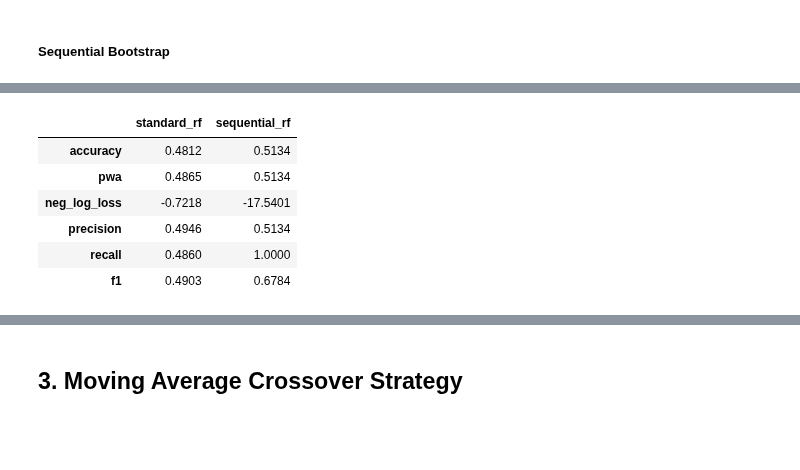
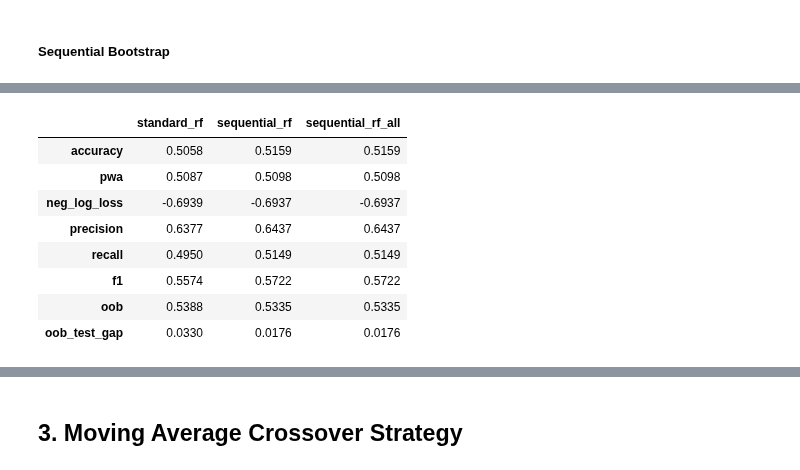
Before and after one commit to pnjoroge54/Machine-Learning-Blueprint, a Jupyter notebook: notebooks/Part_4_and_5-Sample Weights.ipynb, the cells around one changed output, grey strips where cells are left out. Drawn from its saved outputs; the diff is of its cells as text; code cells hidden in the pictures; blank space fills up the shorter version.

```diff
--- a/notebooks/Part_4_and_5-Sample Weights.ipynb
+++ b/notebooks/Part_4_and_5-Sample Weights.ipynb
@@ -185,7 +171,7 @@ side
 #### Feature Engineering
 # %%
 bb_feat = create_bollinger_features(bb_time_bars, bb_period, bb_std)
-bb_feat_time = bb_feat.join(bb_side, how="inner")
+bb_feat_time = bb_feat.copy()
 bb_feat_time.info()
 # not_stationary = is_stationary(bb_feat_time)
 # %% [output]
@@ -310,7 +271,7 @@ decay_factors = [0.0, 0.25, 0.5, 0.75]
 time_decay_weights = {}
 for time_decay in decay_factors:
     decay_w = get_weights_by_time_decay_optimized(
-                triple_barrier_events=cont,
+                triple_barrier_events=cont_train,
                 close_index=close.index,
                 last_weight=time_decay,
                 linear=True,
@@ -318,9 +279,5 @@ for time_decay in decay_factors:
             )
     time_decay_weights[f"decay_{time_decay}"] = decay_w
 
-# for k, v in time_decay_weights.items():
-#     if k.startswith("linear"):
-#         weighting_schemes[k] = v
-
 weighting_schemes.keys()
 # %% [output]
@@ -556,34 +438,30 @@ Reloading 'afml.cross_validation.cross_validation'.
+# %%
+from afml.cache.cv_cache import cv_cacheable
+
+
+@cv_cacheable
+def train_rf(classifier, X, y, sample_weight=None):
+    time0 = time.time()
+    clf = clone(classifier).set_params(oob_score=True).fit(X, y, sample_weight)
+    time1 = pd.Timedelta(seconds=time.time() - time0).round('1s')
+    print(f"{clf.__class__.__name__} trained in {time1}.")
+    return clf
 # %%
 w = weighting_schemes[best_scheme]
-rf = best_clf.set_params(oob_score=True).fit(
-    X_train, y_train, sample_weight=w,
-)
-
-time0 = time.time()
-seq_rf.set_params(oob_score=True, n_estimators=50).fit(
-    X_train, y_train, sample_weight=w,
-)
-seq_rfu = clone(seq_rf).fit(X_train, y_train)
-time1 = pd.Timedelta(seconds=time.time() - time0).round('1s')
-print(f"Sequential Bootstrap done in {time1}")
+rf = clone(clf).set_params(oob_score=True)
+seq_rf1 = clone(seq_rf).set_params(max_samples=1.0)
 
 ensembles = {
-    "standard_rf": {"classifier": rf,
-                    "pred": rf.predict(X_test),
-                    "prob": rf.predict_proba(X_test),
-                    "oob": rf.oob_score_,
-                },
-    "sequential_rf": {"classifier": seq_rf,
-                      "pred": seq_rf.predict(X_test),
-                      "prob": seq_rf.predict_proba(X_test),
-                      "oob": seq_rf.oob_score_,
-                      },
-    "sequential_rf_unweighted": {"classifier": seq_rfu,
-                                 "pred": seq_rfu.predict(X_test),
-                                 "prob": seq_rfu.predict_proba(X_test),
-                                 "oob": seq_rfu.oob_score_,
-                                 },
+    "standard_rf": train_rf(rf, X_train, y_train, w),
+    "sequential_rf": train_rf(seq_rf, X_train, y_train, w),  # max_samples=avg_u
+    "sequential_rf_all": train_rf(seq_rf1, X_train, y_train, w),  # max_samples=1.0
 }
+
+if not best_scheme.startswith("unweighted"):
+    print(f"Training: Sequential Bootstrap (max_samples=avg_u) - Unweighted...")
+    seq_rfu = train_rf(clone(seq_rf), X_train, y_train)  # max_samples=avg_u
+    ensembles["sequential_rf_unweighted"] = seq_rfu
+
 
 scoring_methods = {
             "accuracy": accuracy_score,
@@ -593,20 +471,24 @@ scoring_methods = {
             "recall": recall_score,
             "f1": f1_score,
         }
-
 all_scores_oos = pd.DataFrame()
 
-for clf in ensembles.keys():
+for name, classifier in ensembles.items():
+    prob = classifier.predict_proba(X_test)[:, 1]
+    pred = (prob > 0.5).astype(int)
     for method, scoring in scoring_methods.items():
-        if scoring in (probability_weighted_accuracy, log_loss):
-            y_pred = ensembles[clf]["prob"]
-        else:
-            y_pred = ensembles[clf]["pred"]
+        y_pred = prob if scoring in (probability_weighted_accuracy, log_loss) else pred
         score = scoring(y_test, y_pred)
         if method == "neg_log_loss":
             score *= -1
-        all_scores_oos.loc[method, clf] = score
+        all_scores_oos.loc[method, name] = score
+    all_scores_oos.loc["oob", name] = classifier.oob_score_
+    all_scores_oos.loc["oob_test_gap", name] = abs(all_scores_oos.loc["accuracy", name] - classifier.oob_score_)
 
-bb_all_scores_oos_primary = all_scores_oos.copy()
+print(f"\nAverage uniqueness = {avg_u:.4f}\n")
+bb_all_scores_oos = all_scores_oos.copy()
+
+winsound.Beep(1000, 1000) # Alert
+
 all_scores_oos.round(4)
 # %% [output]
@@ -614,7 +499,9 @@ Sequential Bootstrap done in 0 days 00:00:02
-|  | standard_rf | sequential_rf |
-| accuracy | 0.4812 | 0.5134 |
-| pwa | 0.4865 | 0.5134 |
-| neg_log_loss | -0.7218 | -17.5401 |
-| precision | 0.4946 | 0.5134 |
-| recall | 0.4860 | 1.0000 |
-| f1 | 0.4903 | 0.6784 |
+|  | standard_rf | sequential_rf | sequential_rf_all |
+| accuracy | 0.5058 | 0.5159 | 0.5159 |
+| pwa | 0.5087 | 0.5098 | 0.5098 |
+| neg_log_loss | -0.6939 | -0.6937 | -0.6937 |
+| precision | 0.6377 | 0.6437 | 0.6437 |
+| recall | 0.4950 | 0.5149 | 0.5149 |
+| f1 | 0.5574 | 0.5722 | 0.5722 |
+| oob | 0.5388 | 0.5335 | 0.5335 |
+| oob_test_gap | 0.0330 | 0.0176 | 0.0176 |
```
Also changed, not shown: parts of 73 cells of this notebook, 14 other files.
